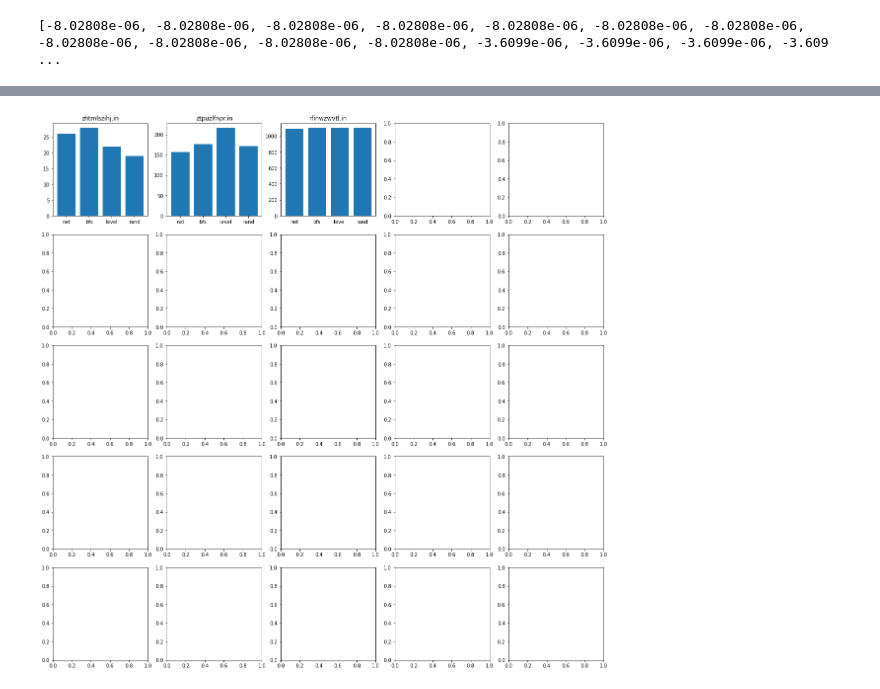
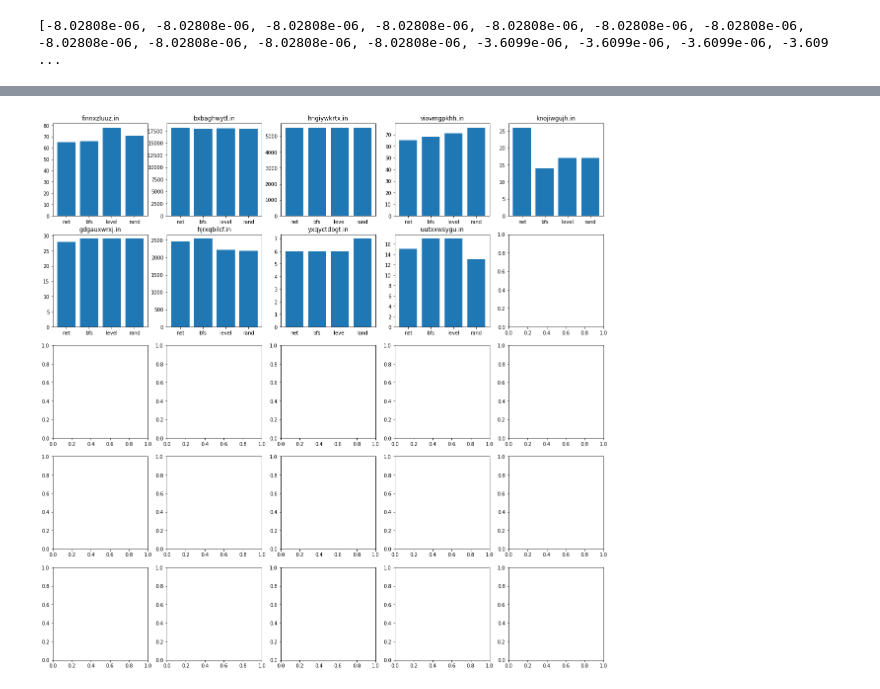
Before and after one commit to ianlienfa/BBGym-RL, a Jupyter notebook: src/eval.ipynb, the cells around one changed output, grey strips where cells are left out. Cells and saved outputs as stored; diff of their text form; code cells hidden in the pictures.

```diff
--- a/src/eval.ipynb
+++ b/src/eval.ipynb
@@ -137,8 +143,8 @@ def testing(directory_name):
         if x >= size:
             x, y = 0, y+1
 # %%
-test_directory_path = "../build/1660397811/"
+test_directory_path = "../build/1663914882/"
 testing(test_directory_path)
 # %% [output]
-[figure, old version]
+[figure, new version]
 # %%
```
Also changed, not shown: parts of 5 cells of this notebook, 18 other files.
